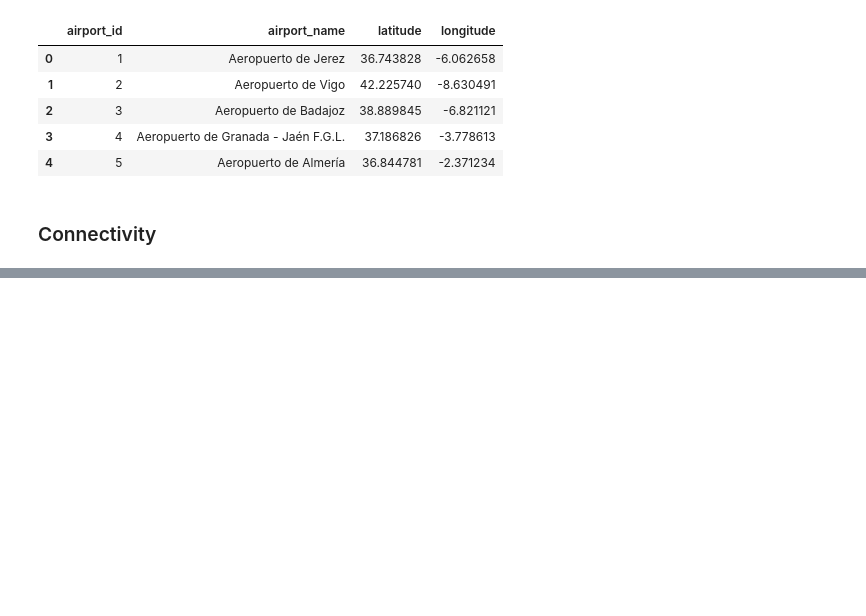
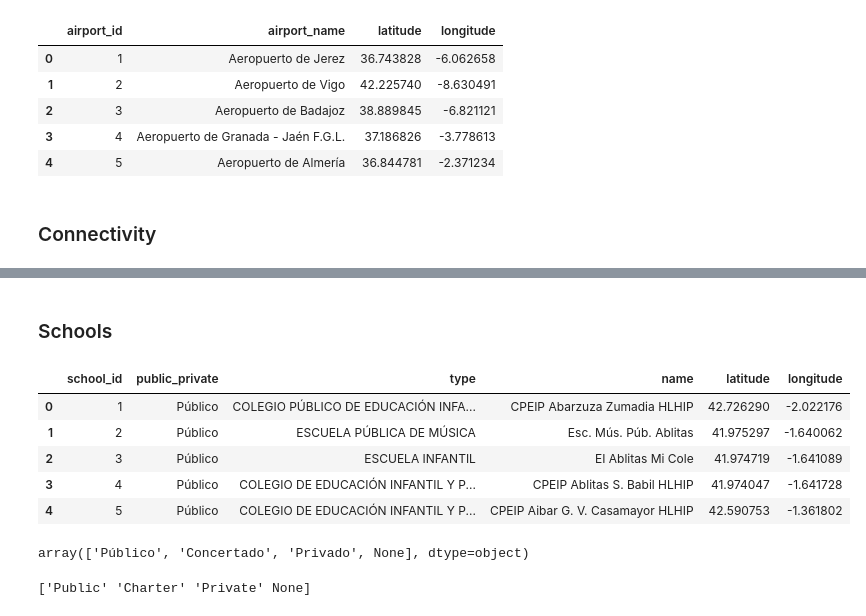
Before and after one commit to marimoysan/ml-pueblos, a Jupyter notebook: notebooks/eda_transport_connectivity.ipynb, the cells around one changed output, grey strips where cells are left out. Cells and saved outputs as stored; diff of their text form; code cells hidden in the pictures; blank space fills up the shorter version.

```diff
--- a/notebooks/eda_transport_connectivity.ipynb
+++ b/notebooks/eda_transport_connectivity.ipynb
@@ -77,0 +106,51 @@ df_connectivity.drop(["Community", "Province"], axis=1)
+# %% [markdown]
+### Schools
+# %%
+# Read the GeoJSON file
+gdf = gpd.read_file('../data/raw/spanish_schools.geojson')
+
+# Ensure that the geometry column contains points
+# Extract latitude and longitude from the geometry column
+gdf['latitude'] = gdf.geometry.y
+gdf['longitude'] = gdf.geometry.x
+
+# Now drop the geometry column if you don't need it anymore
+df_schools = gdf.drop(columns='geometry')
+
+df_schools.rename(columns={"Gestion": "public_private",
+                            "OBJECTID": "school_id",
+                            "Gestion": "public_private",
+                            "Nombre": "name",
+                            "Tipo": "type"},
+                            inplace=True)
+
+df_schools.drop(["Direccion", "CodigoPostal", "Fuente", "Municipio"], axis=1,  inplace=True)
+
+# I dropped Municipio because we don't have the code, and maybe not needed as we can just calculate distance
+
+df_schools.head()
+# %% [output]
+|  | school_id | public_private | type | name | latitude | longitude |
+| 0 | 1 | Público | COLEGIO PÚBLICO DE EDUCACIÓN INFA... | CPEIP Abarzuza Zumadia HLHIP | 42.726290 | -2.022176 |
+| 1 | 2 | Público | ESCUELA PÚBLICA DE MÚSICA | Esc. Mús. Púb. Ablitas | 41.975297 | -1.640062 |
+| 2 | 3 | Público | ESCUELA INFANTIL | EI Ablitas Mi Cole | 41.974719 | -1.641089 |
+| 3 | 4 | Público | COLEGIO DE EDUCACIÓN INFANTIL Y P... | CPEIP Ablitas S. Babil HLHIP | 41.974047 | -1.641728 |
+| 4 | 5 | Público | COLEGIO DE EDUCACIÓN INFANTIL Y P... | CPEIP Aibar G. V. Casamayor HLHIP | 42.590753 | -1.361802 |
+# %%
+df_schools["public_private"].unique()
+# %% [output]
+array(['Público', 'Concertado', 'Privado', None], dtype=object)
+# %%
+translation_map = {
+    'Público': 'Public',
+    'Concertado': 'Charter',
+    'Privado': 'Private'
+}
+
+# Replace values in the column
+df_schools["public_private"] = df_schools["public_private"].replace(translation_map)
+
+# Print unique values to confirm the change
+print(df_schools["public_private"].unique())
+# %% [output]
+['Public' 'Charter' 'Private' None]
```
Also changed, not shown: parts of 7 cells of this notebook, 3 other files.
